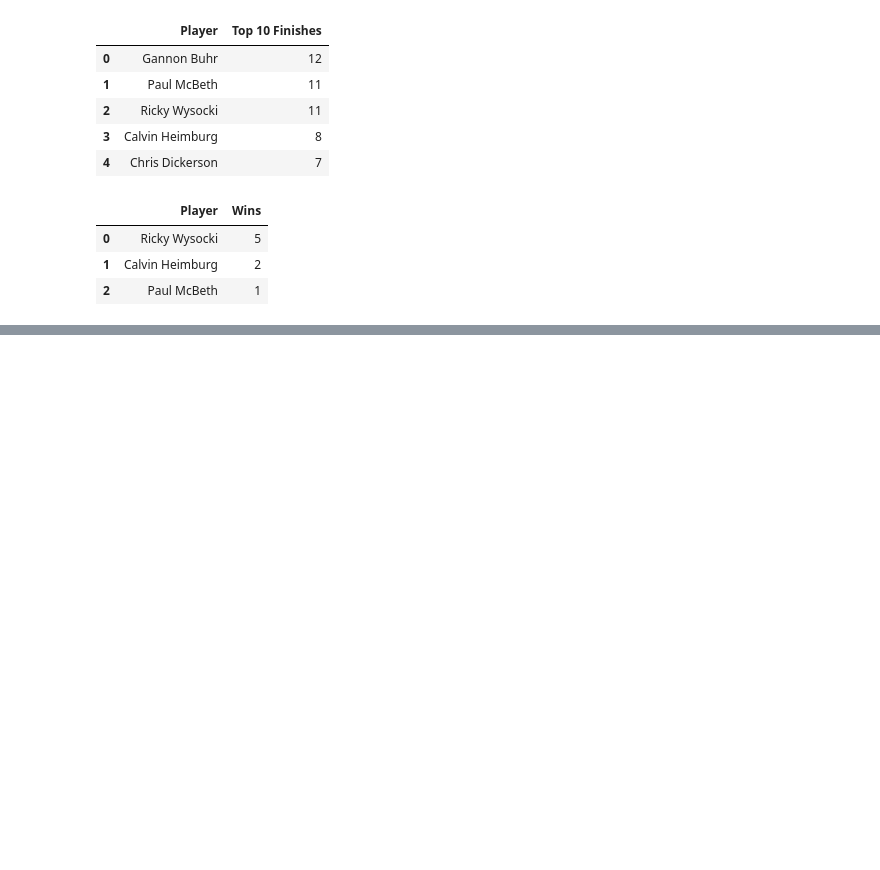
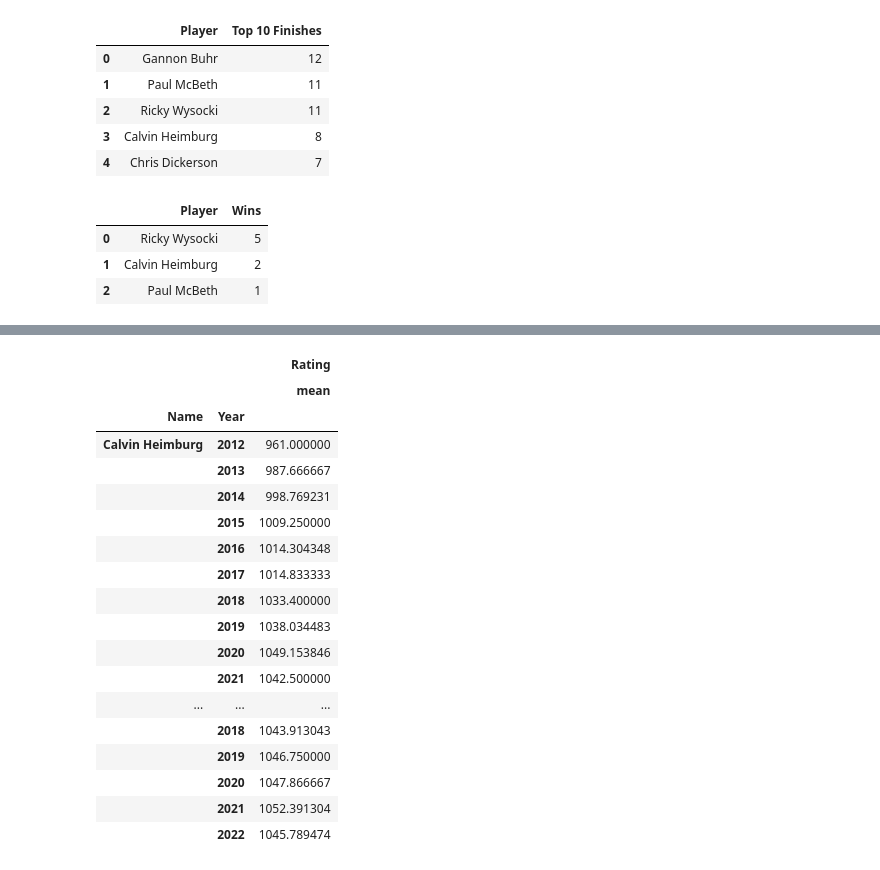
Before and after one commit to jamorgan8/disc-golf-analysis, a Jupyter notebook: notebooks/Analysis.ipynb, the cells around one changed output, grey strips where cells are left out. Drawn from its saved outputs; the diff is of its cells as text; code cells hidden in the pictures; blank space fills up the shorter version.

```diff
--- a/notebooks/Analysis.ipynb
+++ b/notebooks/Analysis.ipynb
@@ -456,0 +483,4 @@ wins
+# %%
+rating_year = player_prof[['Player Name', 'EventRating', 'Year']]
+rating_year.columns = ['Name', 'Rating', 'Year']
+rating_year
@@ -456,0 +501,3 @@ wins
+# %%
+rating_year = rating_year.loc[(rating_year['Name']=='Gannon Buhr')|(rating_year['Name']=='Ricky Wysocki')|(rating_year['Name']=='Paul McBeth')|(rating_year['Name']=='Calvin Heimburg')|(rating_year['Name']=='Chris Dickerson')]
+rating_year
@@ -456,0 +535,23 @@ wins
+# %%
+r_year = rating_year.groupby(['Name', 'Year']).agg({'Rating': ['mean']})
+r_year
+# %% [output]
+|  |  | Rating |
+|  |  | mean |
+| Name | Year |  |
+| Calvin Heimburg | 2012 | 961.000000 |
+|  | 2013 | 987.666667 |
+|  | 2014 | 998.769231 |
+|  | 2015 | 1009.250000 |
+|  | 2016 | 1014.304348 |
+|  | 2017 | 1014.833333 |
+|  | 2018 | 1033.400000 |
+|  | 2019 | 1038.034483 |
+|  | 2020 | 1049.153846 |
+|  | 2021 | 1042.500000 |
+| ... | ... | ... |
+|  | 2018 | 1043.913043 |
+|  | 2019 | 1046.750000 |
+|  | 2020 | 1047.866667 |
+|  | 2021 | 1052.391304 |
+|  | 2022 | 1045.789474 |
```
Also changed, not shown: parts of 8 cells of this notebook, 1 other file.
